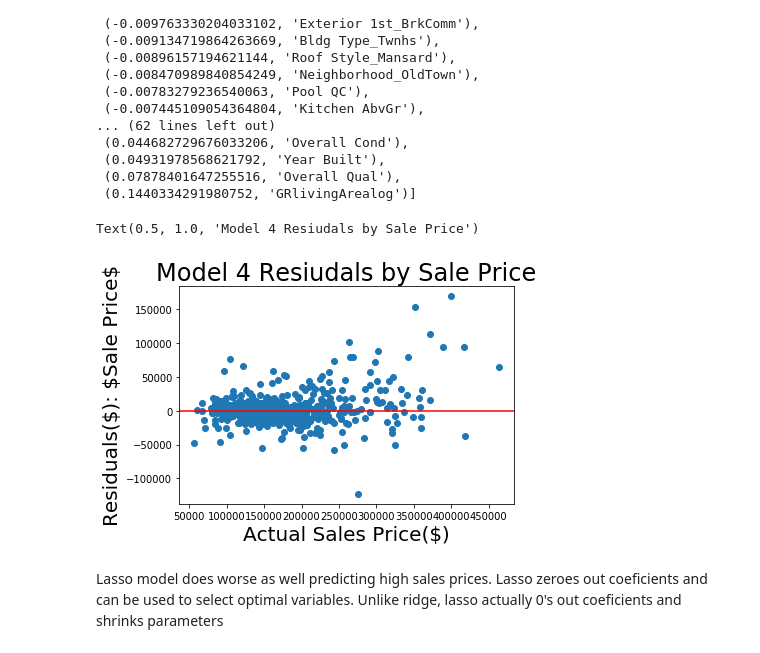
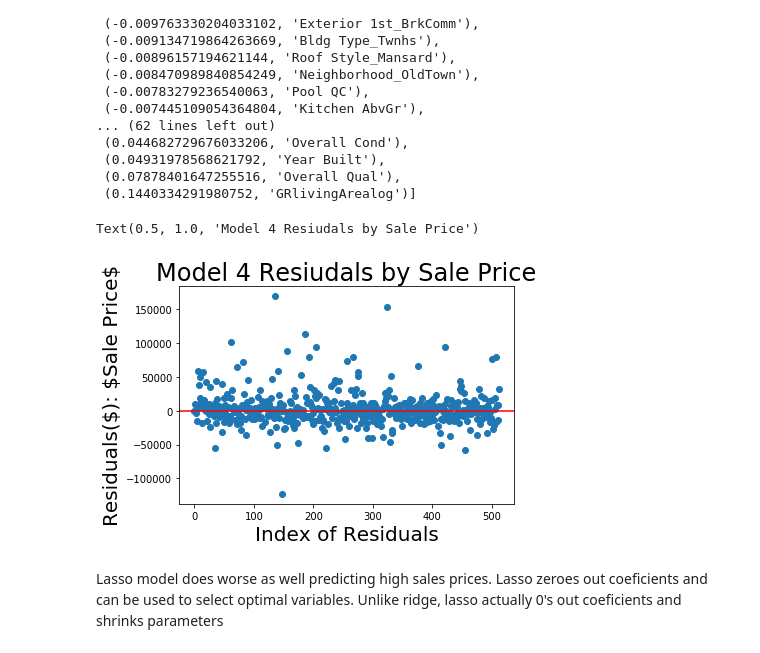
Before and after one commit to varunganti33/AMES-KAGGLE-COMPETITION, a Jupyter notebook: Ames Iowa Code.ipynb, the cells around one changed output. Drawn from its saved outputs; the diff is of its cells as text; code cells hidden in the pictures.

```diff
--- a/Ames Iowa Code.ipynb
+++ b/Ames Iowa Code.ipynb
@@ -1083,14 +1083,14 @@ preds_lasso = np.exp(lasso_model.predict(Z_test))
 ##stores residuals model 4
 resids_lasso = np.exp(y_test) - preds_ridge
 # %%
-plt.scatter(preds_lasso, resids_lasso)
+plt.scatter(range(len(resids_lasso)), resids_lasso)
 plt.axhline(0,color = 'red')
-plt.xlabel("Actual Sales Price($)", fontsize = 20)
+plt.xlabel("Index of Residuals", fontsize = 20)
 plt.ylabel("Residuals($): $Sale Price$", fontsize = 20)
 plt.title('Model 4 Resiudals by Sale Price', fontsize = 24)
 # %% [output]
 Text(0.5, 1.0, 'Model 4 Resiudals by Sale Price')
-[figure, old version]
+[figure, new version]
 # %% [markdown]
 Lasso model does worse as well predicting high sales prices. Lasso zeroes out coeficients and can be used to select optimal variables. Unlike ridge, lasso actually 0's out coeficients and shrinks parameters
 # %% [markdown]
```
Also changed, not shown: parts of 6 cells of this notebook.
